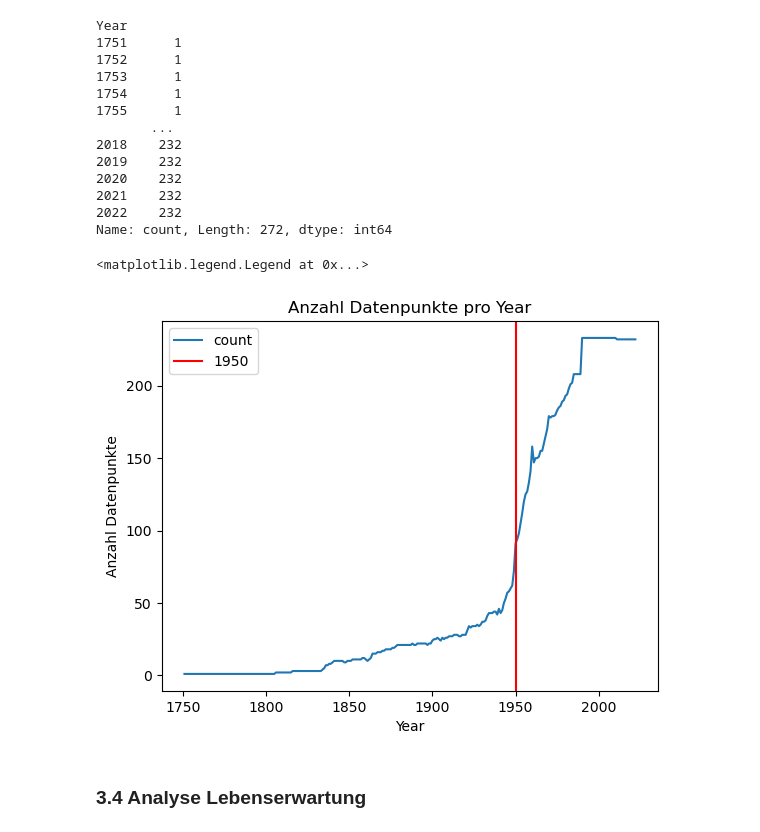
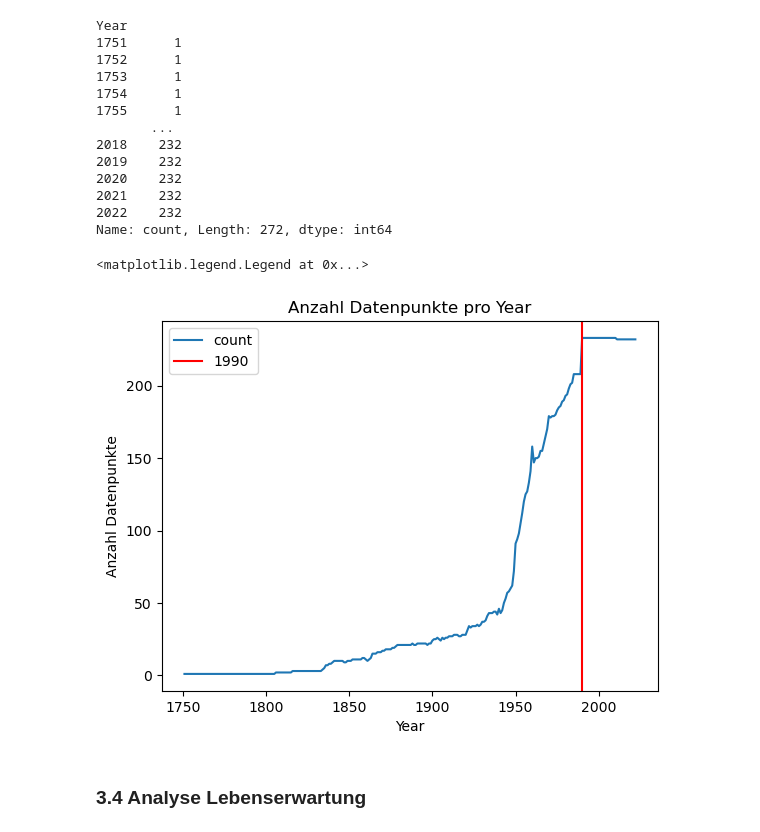
Before and after one commit to melisadedukic/MeliAjna, a Jupyter notebook: LN Python Melisa_Ajna.ipynb, the cells around one changed output. Drawn from its saved outputs; the diff is of its cells as text; code cells hidden in the pictures.

```diff
--- a/LN Python Melisa_Ajna.ipynb
+++ b/LN Python Melisa_Ajna.ipynb
@@ -171,11 +188,11 @@ Name: count, Length: 272, dtype: int64
 # %%
 # Jahre mit maximaler Anzahl Datenpunkte (257)
 g = df['Year'].value_counts().sort_index().plot(ylabel='Anzahl Datenpunkte', title='Anzahl Datenpunkte pro Year');
-g.axvline(x=1950, color='red',label='1950') # rote Linie bei 1950 - ab hier sind alle Jahre enthalten
+g.axvline(x=1990, color='red',label='1990') # rote Linie bei 1990 - ab hier sind alle Jahre enthalten
 g.legend()  # Legende anzeigen
 # %% [output]
 <matplotlib.legend.Legend at 0x...>
-[figure, old version]
+[figure, new version]
 # %% [markdown]
 ### 3.4 Analyse Lebenserwartung
 # %%
```
Also changed, not shown: parts of 9 cells of this notebook.
